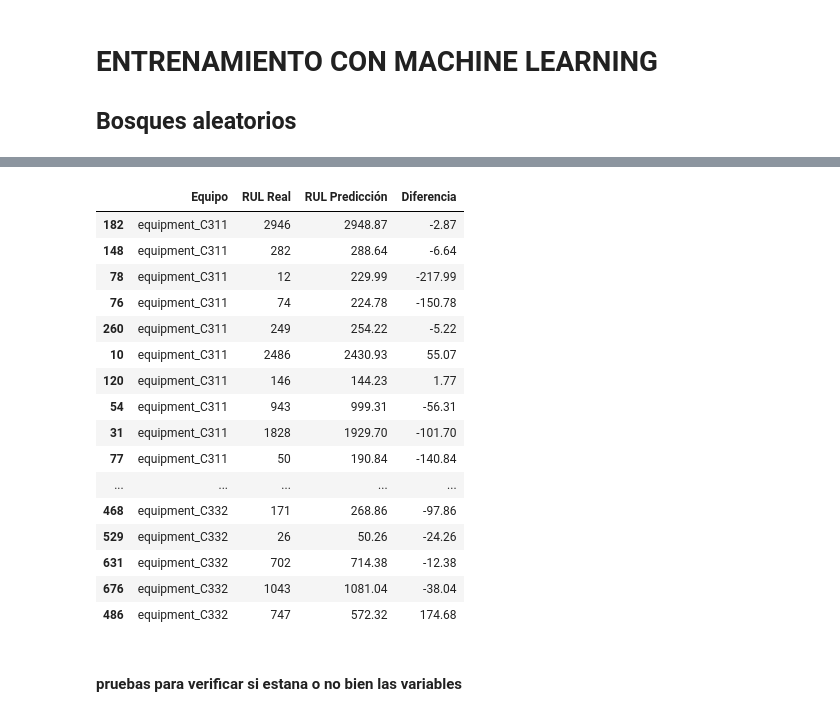
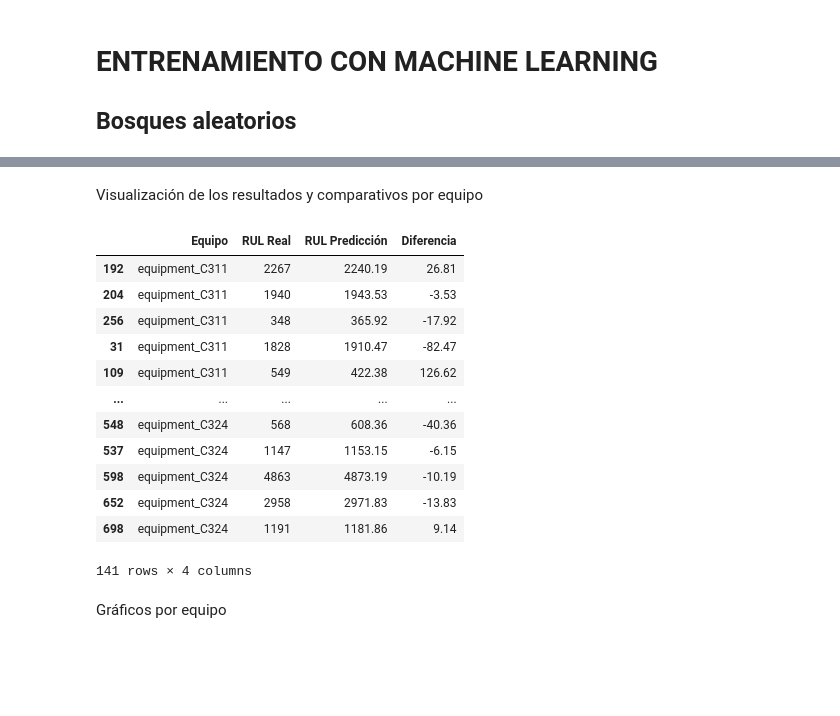
Before and after one commit to ETorresSacha/Prediccion-RULL, a Jupyter notebook: analisis_datos_reto.ipynb, the cells around one changed output, grey strips where cells are left out. Cells and saved outputs as stored; diff of their text form; code cells hidden in the pictures; blank space fills up the shorter version.

```diff
--- a/analisis_datos_reto.ipynb
+++ b/analisis_datos_reto.ipynb
@@ -74,7 +78,7 @@ data.head()
 | 4 | C301 | 464 | 38538.7 | 1 | 200.0 | 550 | 95.0 | ... |
 # %%
 # Seleccionamos los equipos mas relevantes (3 equipos)
-data= data[data["equipment"].isin(["C314","C311","C332"])]
+data= data[data["equipment"].isin(["C314","C311","C324"])] # Se seleccionó de acuerdo a un analisis de sus métricas de cada equipo, siendo estos equipos los mejores.
 # %%
 data = data.reset_index(drop=True)
 data.head()
@@ -375,40 +372,33 @@ dtype: object
+# %% [markdown]
+Visualización de los resultados y comparativos por equipo
 # %%
 import pandas as pd
 
-# Supongamos que tienes tus datos de prueba con los equipos
-# X_test todavía contiene la columna 'equipo'
-# y_test son los valores reales (RUL real)
-# y_pred son los valores predichos por el modelo
-
 # Creamos un DataFrame con equipo, valor real y valor predicho
 resultados = pd.DataFrame({
-    "Equipo": ((X_test.iloc[:50]).iloc[:,-3:]).idxmax(axis=1),   # equipo al que pertenece
-    "RUL Real": y_test[:50],                       # valores reales
-    "RUL Predicción": y_pred[:50],                 # valores predichos
-    "Diferencia": y_test[:50] - y_pred[:50]       # error de predicción
+    "Equipo": ((X_test.iloc[:]).iloc[:,-3:]).idxmax(axis=1),   # equipo al que pertenece
+    "RUL Real": y_test[:],                       # valores reales
+    "RUL Predicción": y_pred[:],                 # valores predichos
+    "Diferencia": y_test[:] - y_pred[:]       # error de predicción
 })
 
 resultados.sort_values(by="Equipo", ascending=True)
 # %% [output]
 |  | Equipo | RUL Real | RUL Predicción | Diferencia |
-| 182 | equipment_C311 | 2946 | 2948.87 | -2.87 |
-| 148 | equipment_C311 | 282 | 288.64 | -6.64 |
-| 78 | equipment_C311 | 12 | 229.99 | -217.99 |
-| 76 | equipment_C311 | 74 | 224.78 | -150.78 |
-| 260 | equipment_C311 | 249 | 254.22 | -5.22 |
-| 10 | equipment_C311 | 2486 | 2430.93 | 55.07 |
-| 120 | equipment_C311 | 146 | 144.23 | 1.77 |
-| 54 | equipment_C311 | 943 | 999.31 | -56.31 |
-| 31 | equipment_C311 | 1828 | 1929.70 | -101.70 |
-| 77 | equipment_C311 | 50 | 190.84 | -140.84 |
+| 192 | equipment_C311 | 2267 | 2240.19 | 26.81 |
+| 204 | equipment_C311 | 1940 | 1943.53 | -3.53 |
+| 256 | equipment_C311 | 348 | 365.92 | -17.92 |
+| 31 | equipment_C311 | 1828 | 1910.47 | -82.47 |
+| 109 | equipment_C311 | 549 | 422.38 | 126.62 |
 | ... | ... | ... | ... | ... |
-| 468 | equipment_C332 | 171 | 268.86 | -97.86 |
-| 529 | equipment_C332 | 26 | 50.26 | -24.26 |
-| 631 | equipment_C332 | 702 | 714.38 | -12.38 |
-| 676 | equipment_C332 | 1043 | 1081.04 | -38.04 |
-| 486 | equipment_C332 | 747 | 572.32 | 174.68 |
+| 548 | equipment_C324 | 568 | 608.36 | -40.36 |
+| 537 | equipment_C324 | 1147 | 1153.15 | -6.15 |
+| 598 | equipment_C324 | 4863 | 4873.19 | -10.19 |
+| 652 | equipment_C324 | 2958 | 2971.83 | -13.83 |
+| 698 | equipment_C324 | 1191 | 1181.86 | 9.14 |
+141 rows × 4 columns
-# %% [markdown]
-#### pruebas para verificar si estana o no bien las variables
+# %% [markdown]
+Gráficos por equipo
 # %%
 import pandas as pd
 import matplotlib.pyplot as plt
```
Also changed, not shown: parts of 27 cells of this notebook.
